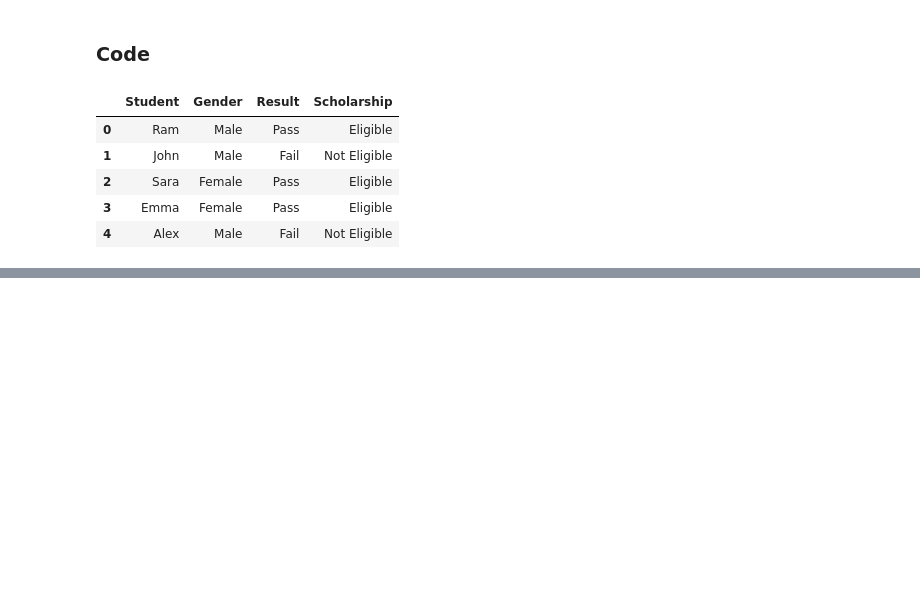
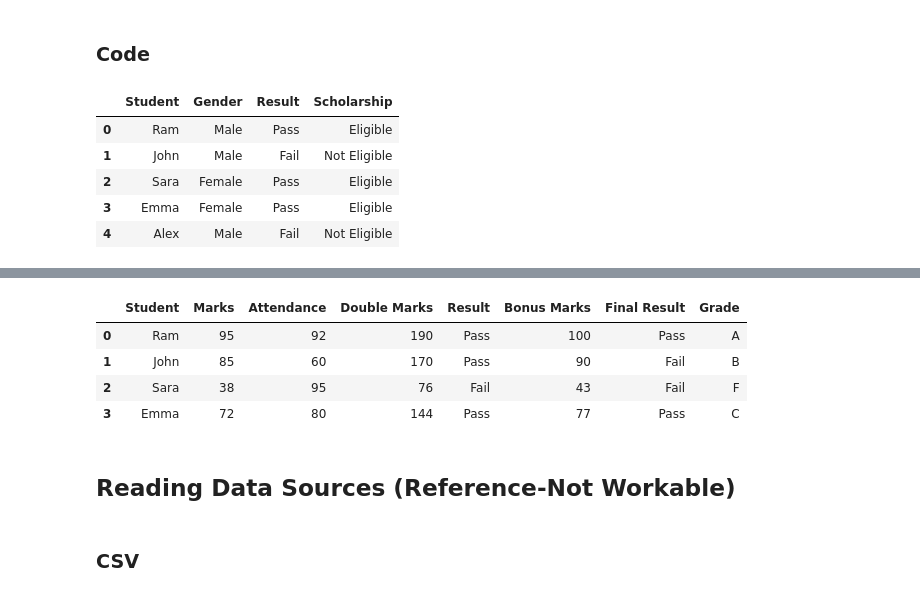
Before and after one commit to srinageswaran2006/Python-for-Data-Analysis, a Jupyter notebook: 03_Pandas/03_Pandas_Notes_and_Practice.ipynb, the cells around one changed output, grey strips where cells are left out. Saved outputs shown, nothing was run; the diff lists cells and outputs as text; code cells hidden in the pictures; blank space fills up the shorter version.

```diff
--- a/03_Pandas/03_Pandas_Notes_and_Practice.ipynb
+++ b/03_Pandas/03_Pandas_Notes_and_Practice.ipynb
@@ -1122,0 +1253,3 @@ student_df2
+# %%
+student_df["Double Marks"]=student_df["Marks"].apply(lambda x:x*2) #just for practice purpose
+student_df
@@ -1122,0 +1262,3 @@ student_df2
+# %%
+student_df["Result"]=student_df["Marks"].apply(lambda x: "Pass" if x >=40 else "Fail")
+student_df
@@ -1122,0 +1271,3 @@ student_df2
+# %%
+student_df["Bonus Marks"]=student_df["Marks"].apply(lambda x: 100 if x>=95 else x+5)
+student_df
@@ -1122,0 +1280,7 @@ student_df2
+# %%
+student_df["Final Result"]=student_df.apply(lambda row:
+                                            "Pass" if row["Marks"]>=40 and row["Attendance"]>=75
+                                            else "Fail",
+                                            axis=1 #row wise(0 for column)
+                                            )
+student_df
@@ -1122,0 +1293,21 @@ student_df2
+# %%
+student_df["Grade"]=student_df.apply(lambda row:
+                                     "F" if row["Marks"]<40
+                                     else
+                                     "A" if row["Marks"]>=90 and  row["Attendance"]>=90
+                                     else
+                                     "B" if row["Marks"]>=75
+                                     else "C",
+                                     axis=1
+                                     )
+student_df
+# %% [output]
+|  | Student | Marks | Attendance | Double Marks | Result | Bonus Marks | Final Result | Grade |
+| 0 | Ram | 95 | 92 | 190 | Pass | 100 | Pass | A |
+| 1 | John | 85 | 60 | 170 | Pass | 90 | Fail | B |
+| 2 | Sara | 38 | 95 | 76 | Fail | 43 | Fail | F |
+| 3 | Emma | 72 | 80 | 144 | Pass | 77 | Pass | C |
+# %% [markdown]
+## **Reading Data Sources (Reference-Not Workable)**
+# %% [markdown]
+### **CSV**
```
Also changed, not shown: parts of 47 cells of this notebook.
